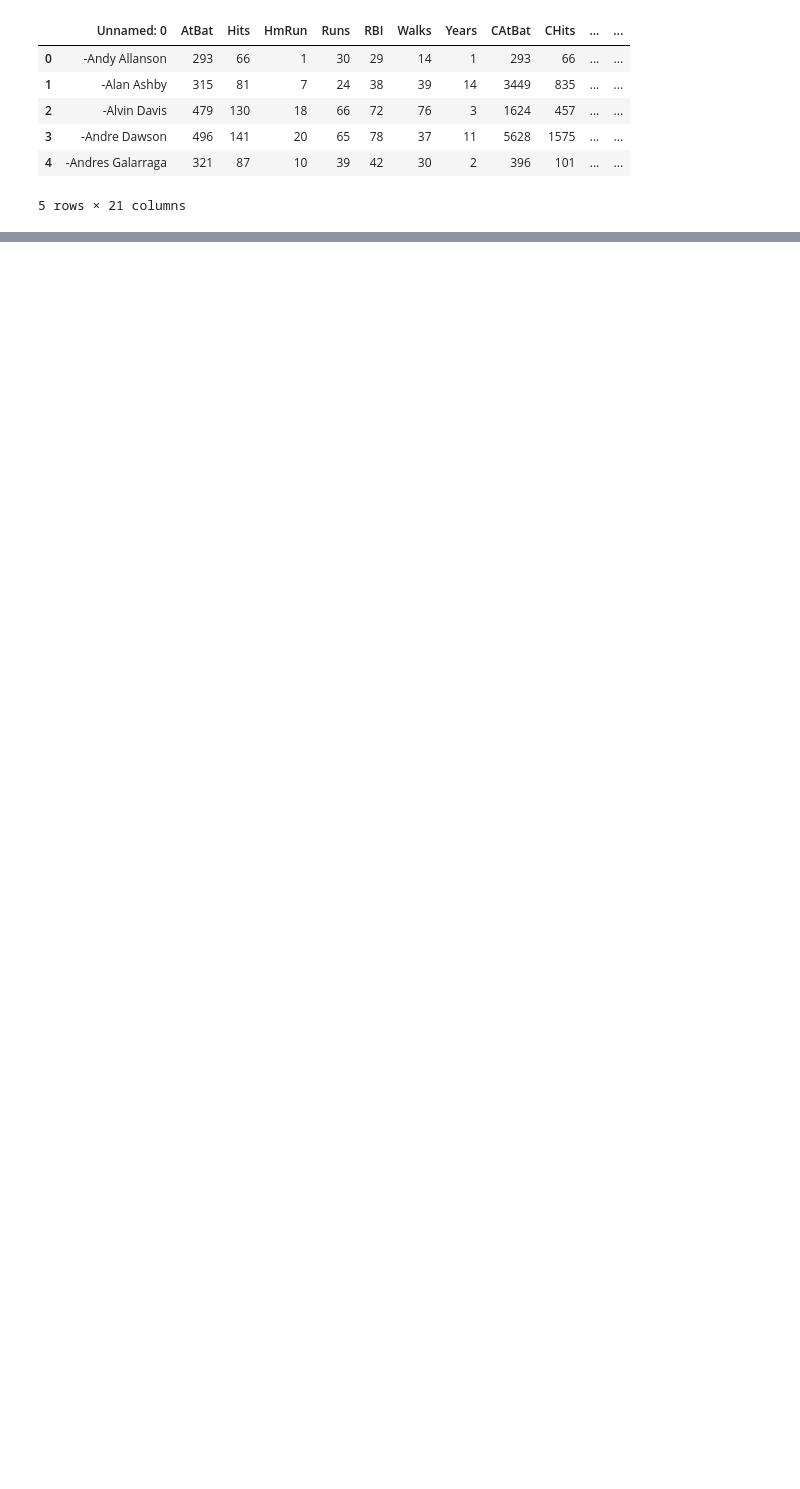
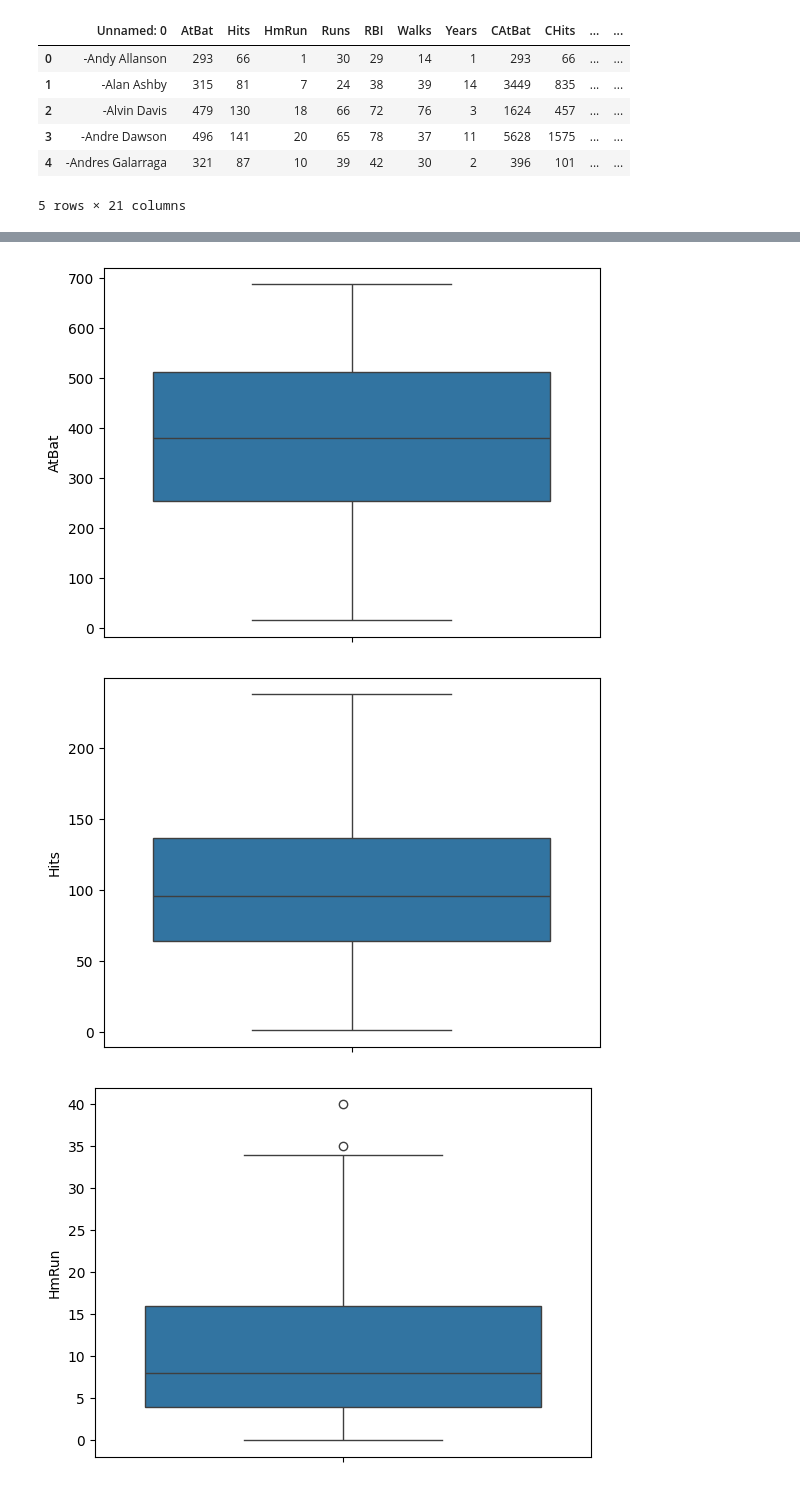
Before and after one commit to devpatel0005/Baseball-Player-Salary-Prediction, a Jupyter notebook: IPL_Player_Salary_Prediction.ipynb, the cells around one changed output, grey strips where cells are left out. Cells and saved outputs as stored; diff of their text form; code cells hidden in the pictures; blank space fills up the shorter version.

```diff
--- a/IPL_Player_Salary_Prediction.ipynb
+++ b/IPL_Player_Salary_Prediction.ipynb
@@ -18,0 +155,8 @@ df.head()
+# %%
+for i in num_cols:
+  sns.boxplot(df[i])
+  plt.show()
+# %% [output]
+[figure, added]
+[figure, added]
+[figure, added]
```
Also changed, not shown: parts of 16 cells of this notebook.
